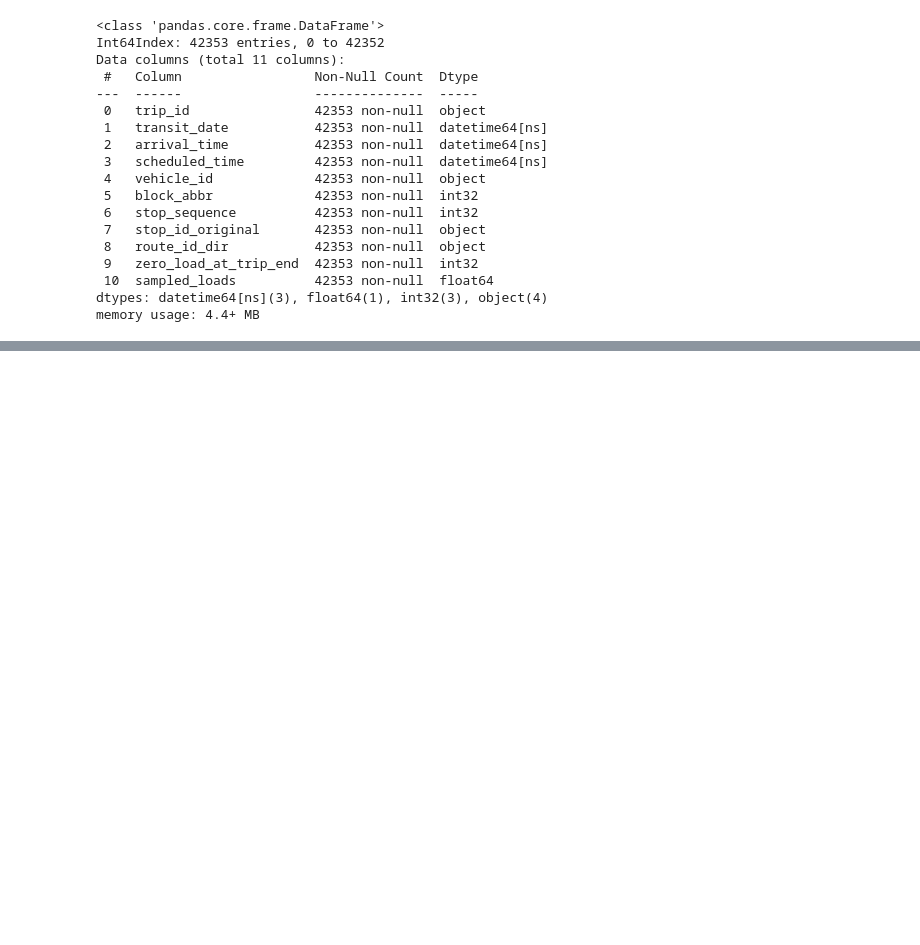
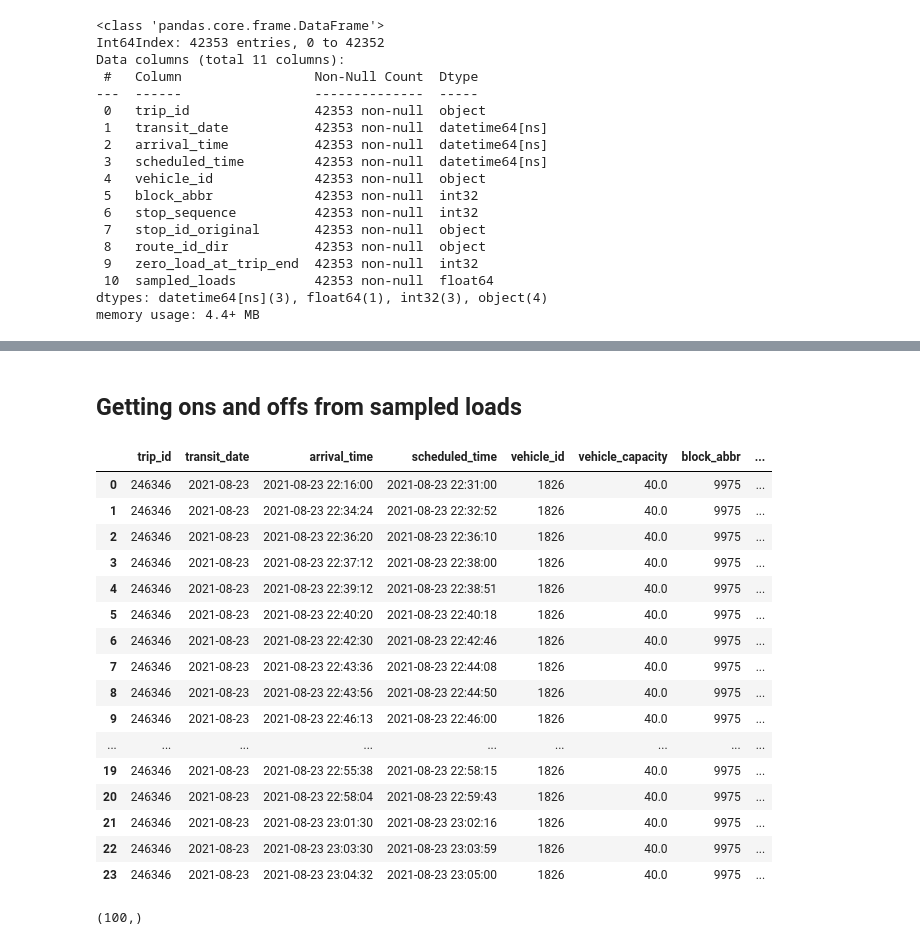
Before and after one commit to jptalusan/ICCPS_stationing, a Jupyter notebook: data_generation/generate_day_trips.ipynb, the cells around one changed output, grey strips where cells are left out. Saved outputs shown, nothing was run; the diff lists cells and outputs as text; code cells hidden in the pictures; blank space fills up the shorter version.

```diff
--- a/data_generation/generate_day_trips.ipynb
+++ b/data_generation/generate_day_trips.ipynb
@@ -472,0 +442,66 @@ trip_res.query("vehicle_id == '128'")
+# %% [markdown]
+## Getting ons and offs from sampled loads
+# %%
+import pandas as pd
+
+def compute_ons_offs(s):
+    curr_load = s['sampled_loads']
+    next_load = s['next_load']
+    if next_load > curr_load:
+        ons = next_load - curr_load
+        offs = 0
+    elif next_load < curr_load:
+        ons = 0
+        offs = curr_load - next_load
+    else:
+        ons = 0
+        offs = 0
+
+    return ons, offs
+
+fp = 'results/sampled_loads.pkl'
+trip_res = pd.read_pickle(fp)
+sampled_ons_offs = []
+for trip_id, trip_id_df in tqdm(trip_res.groupby(['transit_date', 'trip_id'])):
+    tdf = trip_id_df.sort_values('stop_sequence').reset_index(drop=True)
+    tdf['ons'] = 0
+    tdf['offs'] = 0
+    tdf['next_load'] = tdf['sampled_loads'].shift(-1)
+
+    # Intermediate stops
+    tdf[['ons', 'offs']] = tdf.apply(compute_ons_offs, axis=1, result_type="expand")
+
+    # first and last stops
+    tdf.at[0, 'ons'] = tdf.iloc[0]['sampled_loads']
+    tdf.at[len(tdf) - 1, 'offs'] = tdf.iloc[-1]['sampled_loads']
+    sampled_ons_offs.append(tdf)
+
+sampled_ons_offs = pd.concat(sampled_ons_offs)
+sampled_ons_offs = sampled_ons_offs.drop('next_load', axis=1)
+
+fp = 'results/sampled_ons_offs.pkl'
+sampled_ons_offs.to_pickle(fp)
+# %%
+sampled_ons_offs.query("trip_id == '246346'")
+# %% [output]
+|  | trip_id | transit_date | arrival_time | scheduled_time | vehicle_id | vehicle_capacity | block_abbr | ... |
+| 0 | 246346 | 2021-08-23 | 2021-08-23 22:16:00 | 2021-08-23 22:31:00 | 1826 | 40.0 | 9975 | ... |
+| 1 | 246346 | 2021-08-23 | 2021-08-23 22:34:24 | 2021-08-23 22:32:52 | 1826 | 40.0 | 9975 | ... |
+| 2 | 246346 | 2021-08-23 | 2021-08-23 22:36:20 | 2021-08-23 22:36:10 | 1826 | 40.0 | 9975 | ... |
+| 3 | 246346 | 2021-08-23 | 2021-08-23 22:37:12 | 2021-08-23 22:38:00 | 1826 | 40.0 | 9975 | ... |
+| 4 | 246346 | 2021-08-23 | 2021-08-23 22:39:12 | 2021-08-23 22:38:51 | 1826 | 40.0 | 9975 | ... |
+| 5 | 246346 | 2021-08-23 | 2021-08-23 22:40:20 | 2021-08-23 22:40:18 | 1826 | 40.0 | 9975 | ... |
+| 6 | 246346 | 2021-08-23 | 2021-08-23 22:42:30 | 2021-08-23 22:42:46 | 1826 | 40.0 | 9975 | ... |
+| 7 | 246346 | 2021-08-23 | 2021-08-23 22:43:36 | 2021-08-23 22:44:08 | 1826 | 40.0 | 9975 | ... |
+| 8 | 246346 | 2021-08-23 | 2021-08-23 22:43:56 | 2021-08-23 22:44:50 | 1826 | 40.0 | 9975 | ... |
+| 9 | 246346 | 2021-08-23 | 2021-08-23 22:46:13 | 2021-08-23 22:46:00 | 1826 | 40.0 | 9975 | ... |
+| ... | ... | ... | ... | ... | ... | ... | ... | ... |
+| 19 | 246346 | 2021-08-23 | 2021-08-23 22:55:38 | 2021-08-23 22:58:15 | 1826 | 40.0 | 9975 | ... |
+| 20 | 246346 | 2021-08-23 | 2021-08-23 22:58:04 | 2021-08-23 22:59:43 | 1826 | 40.0 | 9975 | ... |
+| 21 | 246346 | 2021-08-23 | 2021-08-23 23:01:30 | 2021-08-23 23:02:16 | 1826 | 40.0 | 9975 | ... |
+| 22 | 246346 | 2021-08-23 | 2021-08-23 23:03:30 | 2021-08-23 23:03:59 | 1826 | 40.0 | 9975 | ... |
+| 23 | 246346 | 2021-08-23 | 2021-08-23 23:04:32 | 2021-08-23 23:05:00 | 1826 | 40.0 | 9975 | ... |
+# %%
+sampled_ons_offs.vehicle_id.unique().shape
+# %% [output]
+(100,)
```
Also changed, not shown: parts of 2 cells of this notebook, 7 other files.
